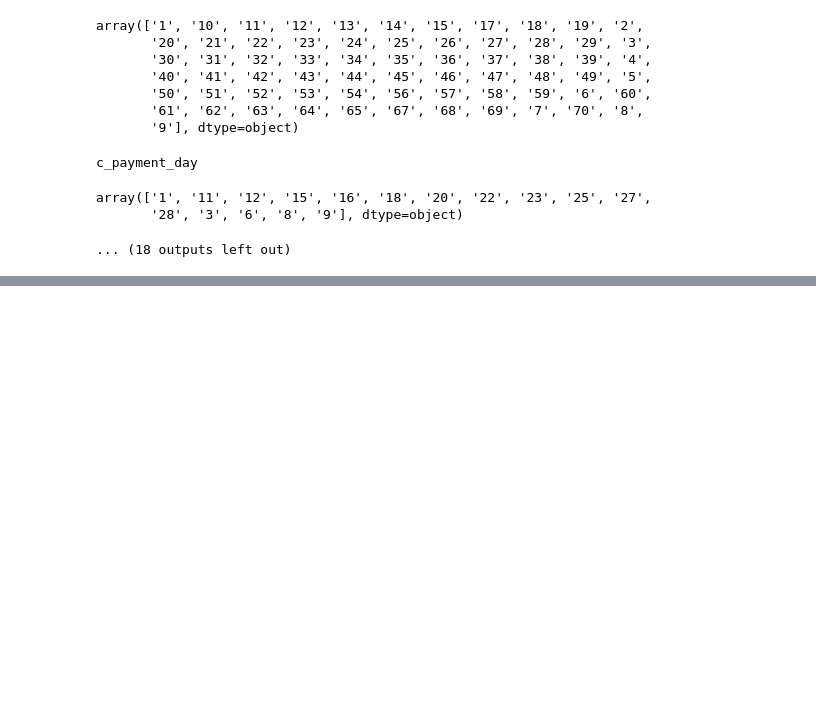
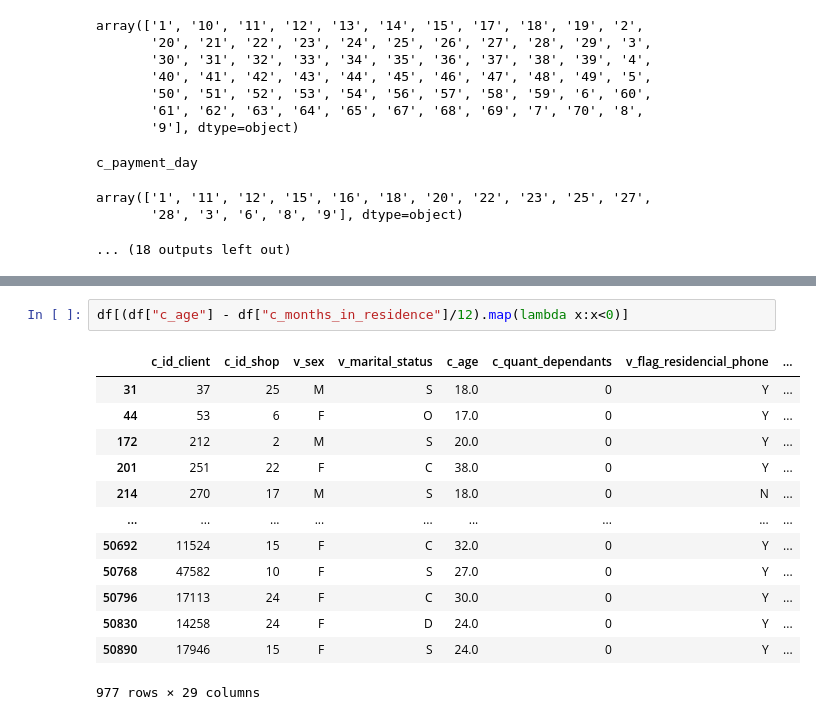
Before and after one commit to alanruizmondragon/examen, a Jupyter notebook: code/examen_ruiz_mondragon_alan.ipynb, the cells around one changed output, grey strips where cells are left out. Saved outputs shown, nothing was run; the diff lists cells and outputs as text; blank space fills up the shorter version.

```diff
--- a/code/examen_ruiz_mondragon_alan.ipynb
+++ b/code/examen_ruiz_mondragon_alan.ipynb
@@ -620,0 +672,16 @@ La variable **v_flag_contact_phone** contiene valores **nan** hay que validar qu
+# %%
+df[(df["c_age"] - df["c_months_in_residence"]/12).map(lambda x:x<0)]
+# %% [output]
+|  | c_id_client | c_id_shop | v_sex | v_marital_status | c_age | c_quant_dependants | v_flag_residencial_phone | ... |
+| 31 | 37 | 25 | M | S | 18.0 | 0 | Y | ... |
+| 44 | 53 | 6 | F | O | 17.0 | 0 | Y | ... |
+| 172 | 212 | 2 | M | S | 20.0 | 0 | Y | ... |
+| 201 | 251 | 22 | F | C | 38.0 | 0 | Y | ... |
+| 214 | 270 | 17 | M | S | 18.0 | 0 | N | ... |
+| ... | ... | ... | ... | ... | ... | ... | ... | ... |
+| 50692 | 11524 | 15 | F | C | 32.0 | 0 | Y | ... |
+| 50768 | 47582 | 10 | F | S | 27.0 | 0 | Y | ... |
+| 50796 | 17113 | 24 | F | C | 30.0 | 0 | Y | ... |
+| 50830 | 14258 | 24 | F | D | 24.0 | 0 | Y | ... |
+| 50890 | 17946 | 15 | F | S | 24.0 | 0 | Y | ... |
+977 rows × 29 columns
```
Also changed, not shown: parts of 29 cells of this notebook.
